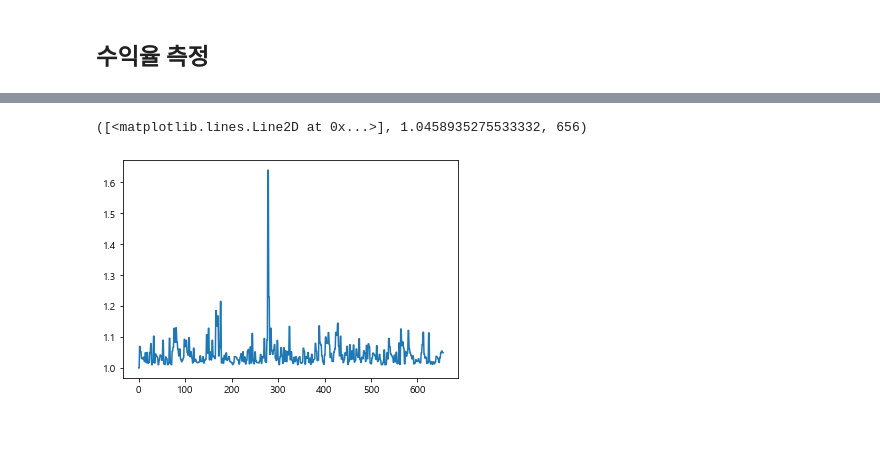
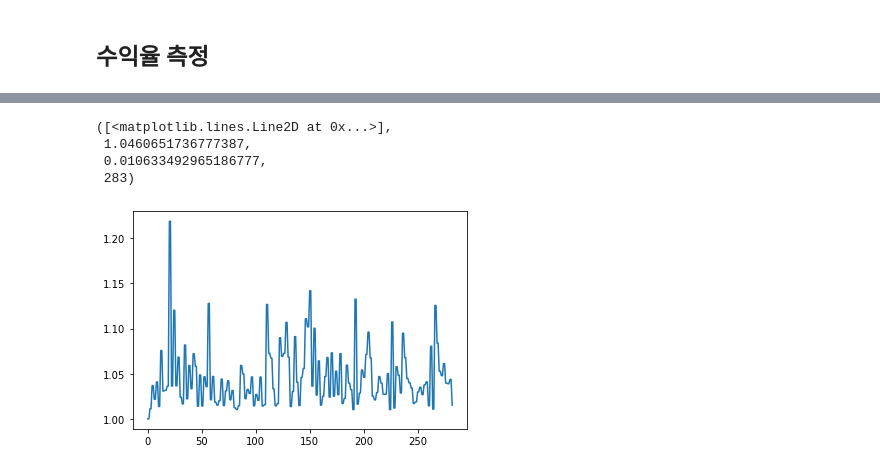
Before and after one commit to GiJeongCho/Portfolio_Quant_jogejung, a Jupyter notebook: 가상화폐 통계적 차익거래 백테스팅/통계적 차익거래를 위한 데이터 분석 및 머신러닝 활용방안(수익율측정)_1.ipynb, the cells around one changed output, grey strips where cells are left out. Cells and saved outputs as stored; diff of their text form; code cells hidden in the pictures; blank space fills up the shorter version.

```diff
--- a/가상화폐 통계적 차익거래 백테스팅/통계적 차익거래를 위한 데이터 분석 및 머신러닝 활용방안(수익율측정)_1.ipynb
+++ b/가상화폐 통계적 차익거래 백테스팅/통계적 차익거래를 위한 데이터 분석 및 머신러닝 활용방안(수익율측정)_1.ipynb
@@ -104,7 +126,7 @@ def For_LSTM_DATA(All_data,key_list):
 
 
     # 이렇게 설정하면 다음날 얼마나 오르고 내리는지 예측하게 됨.
-    ALL_DATA_BY_USE["KRW_USDT_High - KRW_USDT_Close"] = ALL_DATA_BY_USE["KRW_USDT_High"] - ALL_DATA_BY_USE["KRW_USDT_Close"] # 변동성
+    ALL_DATA_BY_USE["KRW_USDT_High - KRW_USDT_Open"] = ALL_DATA_BY_USE["KRW_USDT_High"] - ALL_DATA_BY_USE["KRW_USDT_Open"] # 변동성
     ALL_DATA_BY_USE["KRW_USDT_Open_shift_1"] = ALL_DATA_BY_USE[["KRW_USDT_Open"]].shift(-1) #다음날 시작가 데이터 까지 가지고 시작
 
     # 일단 다음날 시가를 예측해보자.!!
@@ -494,6 +494,5 @@ data.to_csv("data.csv",encoding = "utf-8",index = False)
 # %%
 import pandas as pd
 # %%
-data = pd.read_csv("data.csv",encoding = "utf-8")
+# data = pd.read_csv("data.csv",encoding = "utf-8")
 # del data["Unnamed: 0"]
-data
@@ -938,17 +840,16 @@ def fun_cheak_ror(data,seed,info_dataFrame,info):
     for i in range(len(data)):
         seed1 = seed
 
-        if (info['state'] == False) and (data["프리미엄가"][i] > data["달러환율_예상김프"][i]): # 4709
-#         if ((data["LSTM예측값_예상김프"][i] - data["프리미엄가"][i])<0) and (info['state'] == False): # 4535
-#         if (info['state'] == False) and (data["프리미엄가"][i] > data["재측정달러가치_예상김프"][i]): # 4932
-
+        # if (info['state'] == False) and (data["프리미엄가"][i] > data["달러환율_예상김프"][i]):
+        if (info['state'] == False) and (data["프리미엄가"][i] > data["재측정달러가치_예상김프"][i]):
+#         if ((data["LSTM예측값_예상김프"][i] - data["프리미엄가"][i])<0) and (info['state'] == False): # 475
 
 #         현재 내 시드(원화/달러가치)가 전송 후 판매까지 완료한 달러가치보다 큰경우 => 내가 외국 거래소에서 환전 받을때 더 수익을 보는 경우.
-#         if (float(seed / data['달러환율'][i]) <= (float((info["fiat_money"] / data['비트코인한국'][i] * (1 - up_fee)- send_fee) * data['바이낸스USDT(달러)'][i] * (1 - bin_fee) ))) and (info['state'] == False): # ror 565
+#         if (float(seed / data['달러환율'][i]) <= (float((info["fiat_money"] / data['비트코인한국'][i] * (1 - up_fee)- send_fee) * data['바이낸스USDT(달러)'][i] * (1 - bin_fee) ))) and (info['state'] == False): # ror 525
         # 김프가 # 현재 내 시드(원화/달러가치)가 전송 후 판매까지 완료한 달러가치보다 큰경우
-        # if (data["프리미엄가"][i] < up_to_bin_pre) and ((float(seed / data['달러환율'][i]) <= (float((info["fiat_money"] / data['비트코인한국'][i] * (1 - up_fee)- send_fee) * data['바이낸스USDT(달러)'][i] * (1 - bin_fee) ))) and (info['state'] == False)):
+#         if (data["프리미엄가"][i] < up_to_bin_pre) and ((float(seed / data['달러환율'][i]) <= (float((info["fiat_money"] / data['비트코인한국'][i] * (1 - up_fee)- send_fee) * data['바이낸스USDT(달러)'][i] * (1 - bin_fee) ))) and (info['state'] == False)):
 
-        # if ((data['프리미엄가'][i]) <= up_to_bin_pre) and (info['state'] == False):  # 프리미엄이 0보다 작고 포지션이 없다면
+#         if ((data['프리미엄가'][i]) <= up_to_bin_pre) and (info['state'] == False):  # 프리미엄이 0보다 작고 포지션이 없다면
 #         if ((data['프리미엄가'][i]) <= up_to_bin_pre) and (info['state'] == False) and (data["달러환율"][i] < data["재측정달러가치"][i]):  # 프리미엄이 0보다 작고 포지션이 없다면
 
 #         if (info['state'] == False) and (data["달러환율"][i] > data["재측정달러가치"][i]):  # 환율보다 비공식 환율이 더 큰 경우
@@ -963,16 +864,6 @@ def fun_cheak_ror(data,seed,info_dataFrame,info):
             info["비공식환율"] = data['재측정달러가치'][i]
 
             seed_usdt = float((info["fiat_money"] / data['비트코인한국'][i] * (1 - up_fee) - send_fee) * data['바이낸스USDT(달러)'][i] * (1 - bin_fee))  # 달러로 가질돈
-
-            info["seed_fiat"] = seed_usdt
-            info["seed_krw"] = seed_usdt * data["달러환율"][i]
-            info["바이낸스USDT"] = data['바이낸스USDT(달러)'][i]
-            info["비트코인KRW"] =  data['비트코인한국'][i]
-            info["달러환율"] = data["달러환율"][i]
-            info["김치프리미엄"] = data["프리미엄가"][i]
-            info["선형회귀예상김프"] = data["달러환율_예상김프"][i] # = 단순선형회귀 달러에 대고 찍은 프리미엄
-            info["LSTM달러_예측값_예상김프"] = data["LSTM예측값_예상김프"][i]
-
             new_info_dataFrame = pd.DataFrame(info, index=[0])
             info_dataFrame = pd.concat([info_dataFrame, new_info_dataFrame], axis=0)  # 수익 데이터 저장
             a = 0
@@ -991,15 +882,6 @@ def fun_cheak_ror(data,seed,info_dataFrame,info):
             seed = info["fiat_money"] = float(((seed_usdt  / data['바이낸스USDT(달러)'][i]) * (1 - bin_fee) - send_fee) * data['비트코인한국'][i] * (1 - up_fee))
         #         print(info["fiat_money"])
             info["ror"] = seed / seed1
-
-            info["seed_fiat"] = seed
-            info["seed_krw"] = seed
-            info["바이낸스USDT"] = data['바이낸스USDT(달러)'][i]
-            info["비트코인KRW"] =  data['비트코인한국'][i]
-            info["달러환율"] = data["달러환율"][i]
-            info["김치프리미엄"] = data["프리미엄가"][i]
-            info["선형회귀예상김프"] = data["달러환율_예상김프"][i] # = 단순선형회귀 달러에 대고 찍은 프리미엄
-
             new_info_dataFrame = pd.DataFrame(info, index=[0])
             info_dataFrame = pd.concat([info_dataFrame, new_info_dataFrame], axis=0)  # 수익 데이터 저장
 
@@ -1066,5 +920,8 @@ plt.plot(info_dataFrame["fiat_money"])
 # %%
-plt.plot(info_dataFrame["ror"]), info_dataFrame["ror"].mean(), len(info_dataFrame) #, sum( info_dataFrame["ror"]) / len(data)/30
+plt.plot(info_dataFrame["ror"]), info_dataFrame["ror"].mean(), sum( info_dataFrame["ror"]) / len(data)/30 , len(info_dataFrame)
 # %% [output]
-([<matplotlib.lines.Line2D at 0x...>], 1.0458935275533332, 656)
+([<matplotlib.lines.Line2D at 0x...>],
+ 1.0460651736777387,
+ 0.010633492965186777,
+ 283)
-[figure, old version]
+[figure, new version]
```
Also changed, not shown: parts of 64 cells of this notebook, 1 other file.
